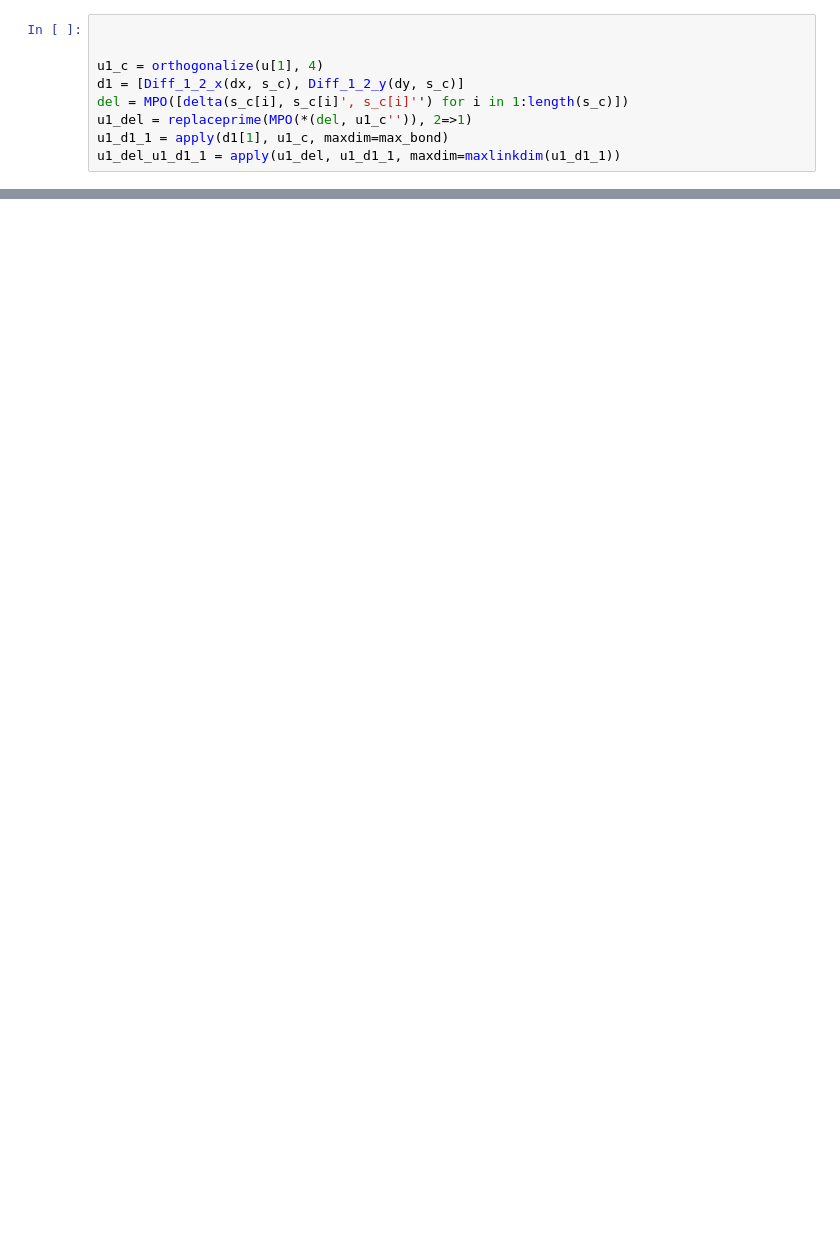
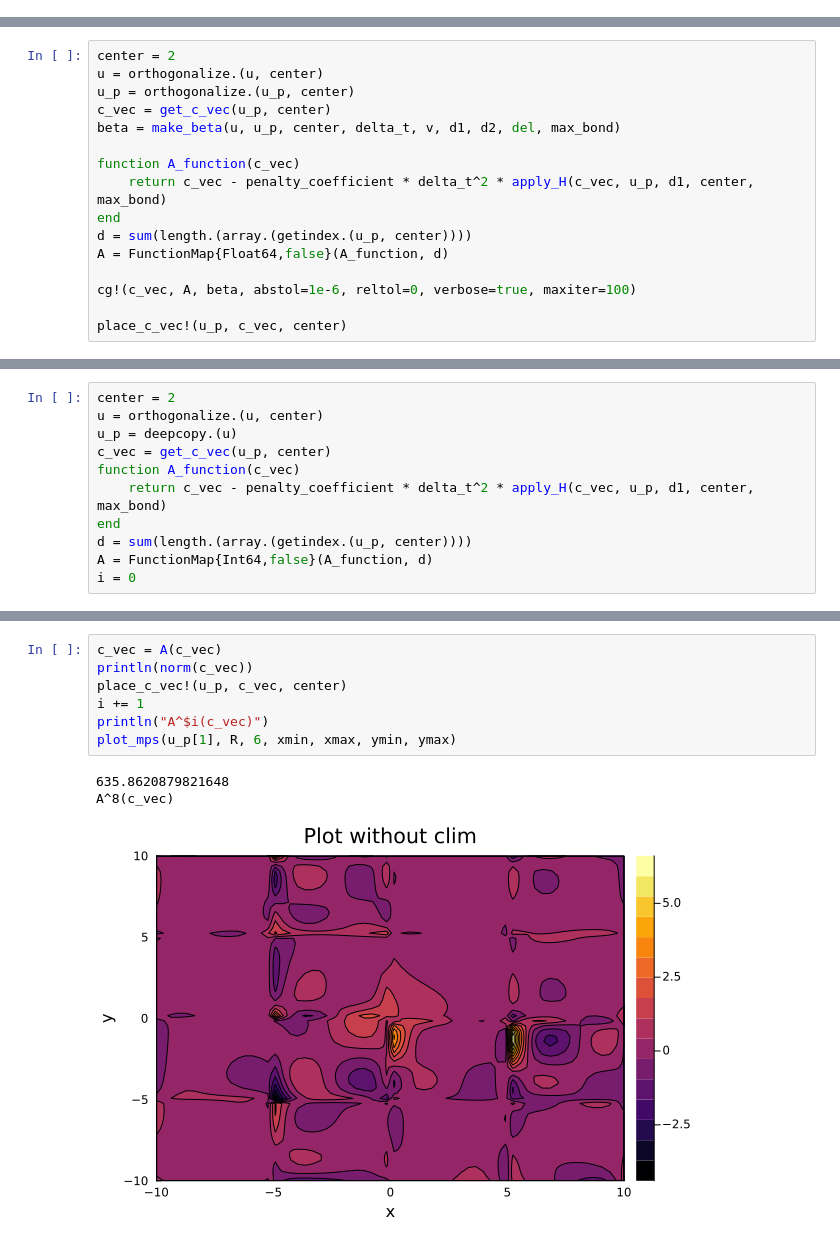
Before and after one commit to NiklasBliemel/krones_QIS, a Jupyter notebook: algorithm_test.ipynb, the cells around one changed output, grey strips where cells are left out. Cells and saved outputs as stored; diff of their text form; blank space fills up the shorter version.

```diff
--- a/algorithm_test.ipynb
+++ b/algorithm_test.ipynb
@@ -127,9 +62,0 @@ Dense{Float64, Vector{Float64}}
-# %%
-
-
-u1_c = orthogonalize(u[1], 4)
-d1 = [Diff_1_2_x(dx, s_c), Diff_1_2_y(dy, s_c)]
-del = MPO([delta(s_c[i], s_c[i]', s_c[i]'') for i in 1:length(s_c)])
-u1_del = replaceprime(MPO(*(del, u1_c'')), 2=>1)
-u1_d1_1 = apply(d1[1], u1_c, maxdim=max_bond)
-u1_del_u1_d1_1 = apply(u1_del, u1_d1_1, maxdim=maxlinkdim(u1_d1_1))
@@ -135,0 +118,16 @@ u1_del_u1_d1_1 = apply(u1_del, u1_d1_1, maxdim=maxlinkdim(u1_d1_1))
+# %%
+center = 2
+u = orthogonalize.(u, center)
+u_p = orthogonalize.(u_p, center)
+c_vec = get_c_vec(u_p, center)
+beta = make_beta(u, u_p, center, delta_t, v, d1, d2, del, max_bond)
+
+function A_function(c_vec)
+    return c_vec - penalty_coefficient * delta_t^2 * apply_H(c_vec, u_p, d1, center, max_bond)
+end
+d = sum(length.(array.(getindex.(u_p, center))))
+A = FunctionMap{Float64,false}(A_function, d)
+
+cg!(c_vec, A, beta, abstol=1e-6, reltol=0, verbose=true, maxiter=100)
+
+place_c_vec!(u_p, c_vec, center)
@@ -135,0 +154,11 @@ u1_del_u1_d1_1 = apply(u1_del, u1_d1_1, maxdim=maxlinkdim(u1_d1_1))
+# %%
+center = 2
+u = orthogonalize.(u, center)
+u_p = deepcopy.(u)
+c_vec = get_c_vec(u_p, center)
+function A_function(c_vec)
+    return c_vec - penalty_coefficient * delta_t^2 * apply_H(c_vec, u_p, d1, center, max_bond)
+end
+d = sum(length.(array.(getindex.(u_p, center))))
+A = FunctionMap{Int64,false}(A_function, d)
+i = 0
@@ -135,0 +167,11 @@ u1_del_u1_d1_1 = apply(u1_del, u1_d1_1, maxdim=maxlinkdim(u1_d1_1))
+# %%
+c_vec = A(c_vec)
+println(norm(c_vec))
+place_c_vec!(u_p, c_vec, center)
+i += 1
+println("A^$i(c_vec)")
+plot_mps(u_p[1], R, 6, xmin, xmax, ymin, ymax)
+# %% [output]
+635.8620879821648
+A^8(c_vec)
+[figure, added]
```
Also changed, not shown: parts of 14 cells of this notebook, 5 other files.
